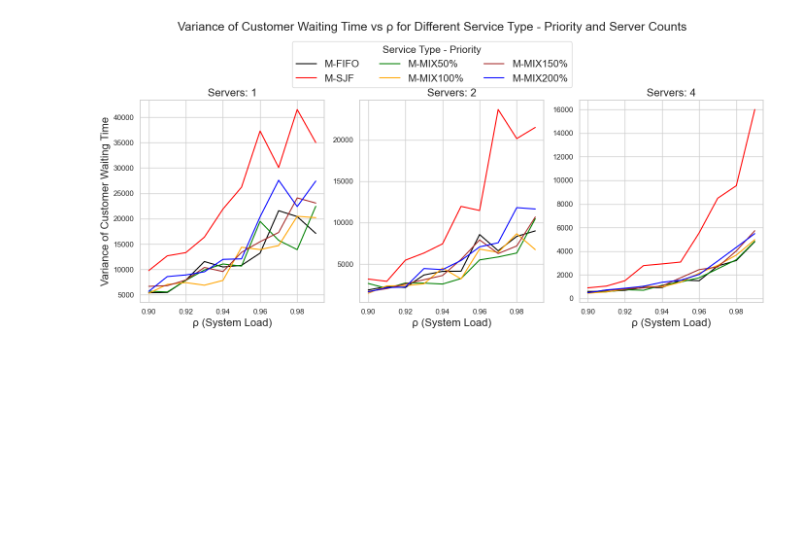
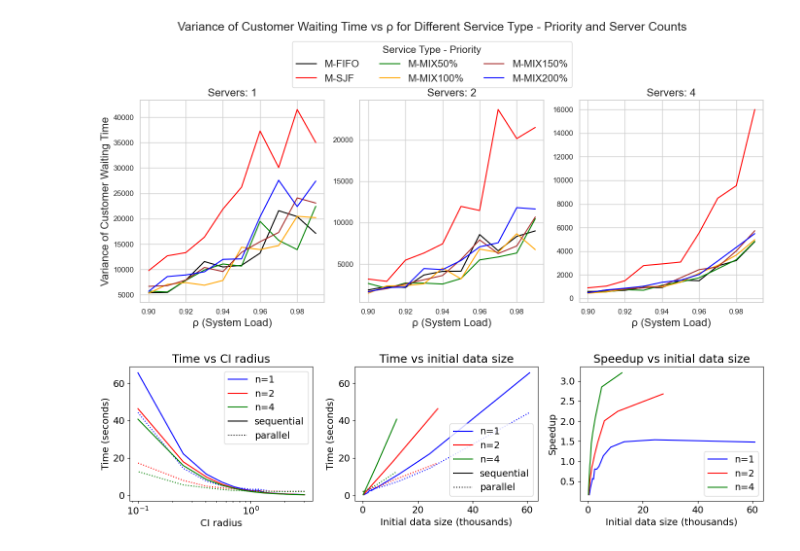
Before and after one commit to ThomasTenDamme/Stochastic_Simulation_Assignment2, a Jupyter notebook: Assignment 2 Thomas.ipynb, the cells around one changed output. Drawn from its saved outputs; the diff is of its cells as text; code cells hidden in the pictures; blank space fills up the shorter version.

Commit message:
Added plotting from csv data

```diff
--- a/Assignment 2 Thomas.ipynb
+++ b/Assignment 2 Thomas.ipynb
@@ -1664,3 +1664,61 @@ for vertical_axis_object in vertical_axis_objects:
 # %% [output]
 [figure]
 [figure]
+# %%
+# Read data from csv file
+df1 = pd.read_csv('data/parallel_CI_vs_time_1_servers.csv')
+df2 = pd.read_csv('data/parallel_CI_vs_time_2_servers.csv')
+df3 = pd.read_csv('data/parallel_CI_vs_time_4_servers.csv')
+
+# Combine dataframes with new column 'n'
+df1['n'] = 1
+df2['n'] = 2
+df3['n'] = 4
+df = pd.concat([df1, df2, df3], ignore_index=True)
+
+# Add column with initial_repetitions /1000
+df['initial_repetitions_1000'] = df['initial_repetitions'] / 1000
+# %%
+# Increase matplotlib text size
+plt.rcParams.update({'font.size': 14})
+
+# All 3 graphs in one (so with subplots) without titles
+fig, axs = plt.subplots(1, 3, figsize=(14, 4))
+axs[0].semilogx(df[df['n'] == 1]['CI_radius'], df[df['n'] == 1]['normal_times'], label='n=1', color='blue', linestyle='-')
+axs[0].semilogx(df[df['n'] == 1]['CI_radius'], df[df['n'] == 1]['parallel_times'], color='blue', linestyle=':')
+axs[0].semilogx(df[df['n'] == 2]['CI_radius'], df[df['n'] == 2]['normal_times'], label='n=2', color='red', linestyle='-')
+axs[0].semilogx(df[df['n'] == 2]['CI_radius'], df[df['n'] == 2]['parallel_times'], color='red', linestyle=':')
+axs[0].semilogx(df[df['n'] == 4]['CI_radius'], df[df['n'] == 4]['normal_times'], label='n=4', color='green', linestyle='-')
+axs[0].semilogx(df[df['n'] == 4]['CI_radius'], df[df['n'] == 4]['parallel_times'], color='green', linestyle=':')
+axs[0].semilogx([], [], color='black', linestyle='-', label='sequential')
+axs[0].semilogx([], [], color='black', linestyle=':', label='parallel')
+axs[0].set_xlabel('CI radius')
+axs[0].set_ylabel('Time (seconds)')
+axs[0].set_title('Time vs CI radius')
+axs[0].legend()
+
+axs[1].plot(df[df['n'] == 1]['initial_repetitions_1000'], df[df['n'] == 1]['normal_times'], label='n=1', color='blue', linestyle='-')
+axs[1].plot(df[df['n'] == 1]['initial_repetitions_1000'], df[df['n'] == 1]['parallel_times'], color='blue', linestyle=':')
+axs[1].plot(df[df['n'] == 2]['initial_repetitions_1000'], df[df['n'] == 2]['normal_times'], label='n=2', color='red', linestyle='-')
+axs[1].plot(df[df['n'] == 2]['initial_repetitions_1000'], df[df['n'] == 2]['parallel_times'], color='red', linestyle=':')
+axs[1].plot(df[df['n'] == 4]['initial_repetitions_1000'], df[df['n'] == 4]['normal_times'], label='n=4', color='green', linestyle='-')
+axs[1].plot(df[df['n'] == 4]['initial_repetitions_1000'], df[df['n'] == 4]['parallel_times'], color='green', linestyle=':')
+axs[1].plot([], [], color='black', linestyle='-', label='sequential')
+axs[1].plot([], [], color='black', linestyle=':', label='parallel')
+axs[1].set_xlabel('Initial data size (thousands)')
+axs[1].set_ylabel('Time (seconds)')
+axs[1].set_title('Time vs initial data size')
+axs[1].legend(loc = 'lower right')
+
+axs[2].plot(df[df['n'] == 1]['initial_repetitions_1000'], df[df['n'] == 1]['normal_times']/df[df['n'] == 1]['parallel_times'], label='n=1', color='blue', linestyle='-')
+axs[2].plot(df[df['n'] == 2]['initial_repetitions_1000'], df[df['n'] == 2]['normal_times']/df[df['n'] == 2]['parallel_times'], label='n=2', color='red', linestyle='-')
+axs[2].plot(df[df['n'] == 4]['initial_repetitions_1000'], df[df['n'] == 4]['normal_times']/df[df['n'] == 4]['parallel_times'], label='n=4', color='green', linestyle='-')
+axs[2].set_xlabel('Initial data size (thousands)')
+axs[2].set_ylabel('Speedup')
+axs[2].set_title('Speedup vs initial data size')
+axs[2].legend(loc='lower right')
+plt.tight_layout()
+plt.savefig('figures/all_3.png')
+plt.show()
+# %% [output]
+[figure, added]
```
Also changed, not shown: 3 other files.
